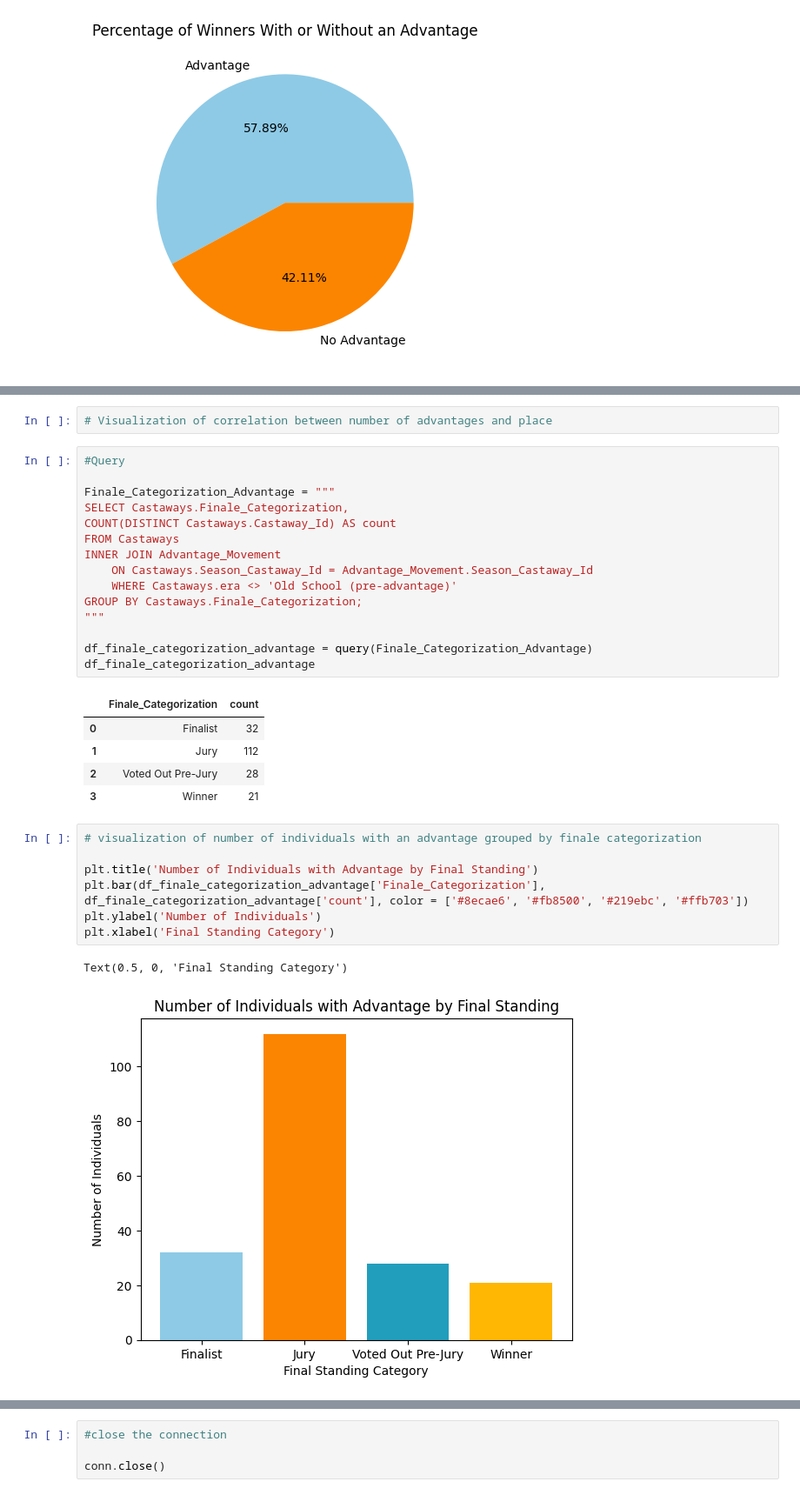
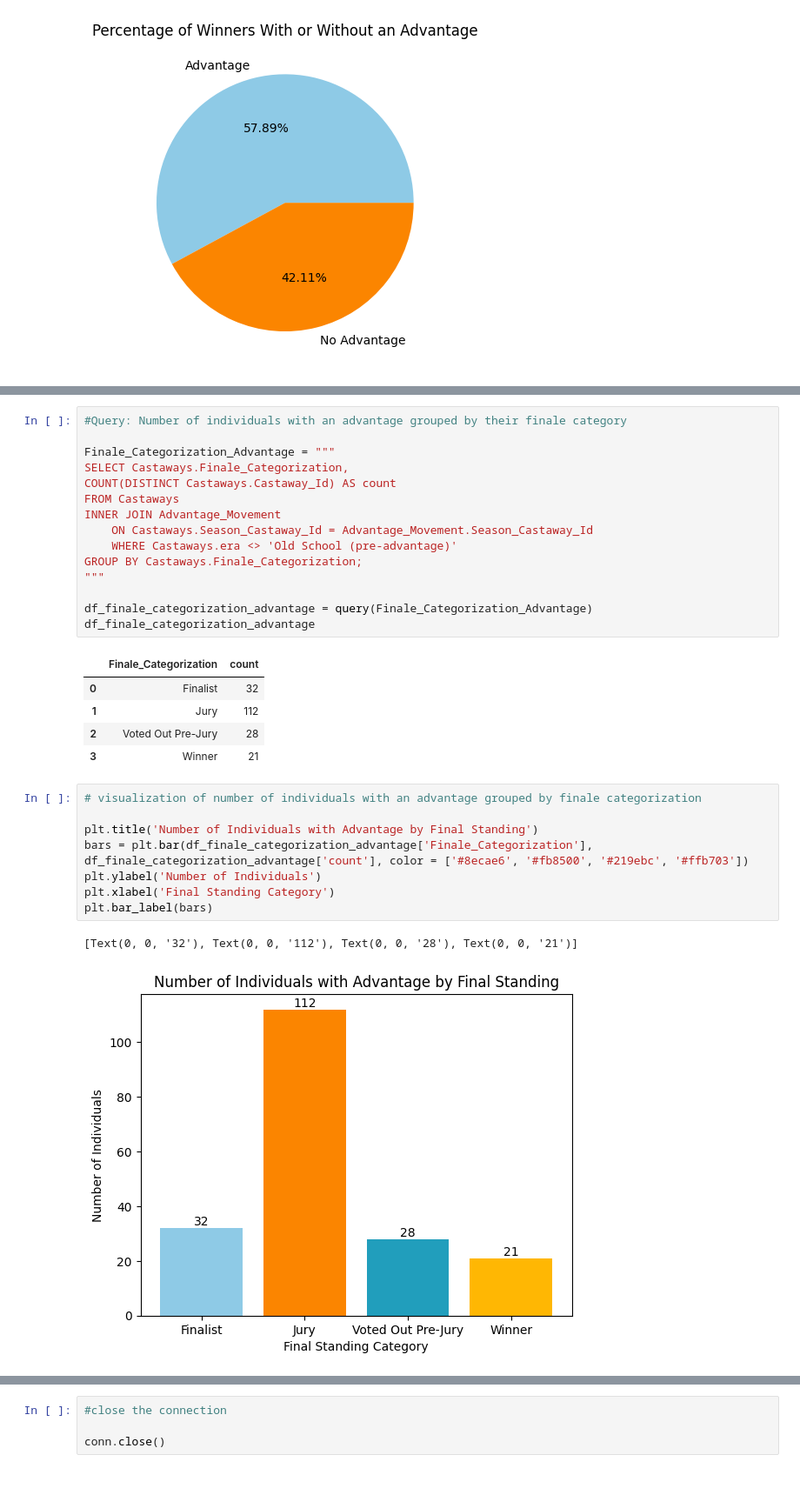
Before and after one commit to akerdolff/Survivor, a Jupyter notebook: Survivor_Analysis.ipynb, the cells around one changed output, grey strips where cells are left out. Shown at 87% size. Drawn from its saved outputs; the diff is of its cells as text.

Commit message:
data visualization, etc.

```diff
--- a/Survivor_Analysis.ipynb
+++ b/Survivor_Analysis.ipynb
@@ -170,7 +163,5 @@ FROM
-# %%
-# Visualization of correlation between number of advantages and place
 # %%
-#Query
+#Query: Number of individuals with an advantage grouped by their finale category
 
 Finale_Categorization_Advantage = """
 SELECT Castaways.Finale_Categorization,
@@ -193,11 +184,12 @@ df_finale_categorization_advantage
 # %%
 # visualization of number of individuals with an advantage grouped by finale categorization
 
 plt.title('Number of Individuals with Advantage by Final Standing')
-plt.bar(df_finale_categorization_advantage['Finale_Categorization'], df_finale_categorization_advantage['count'], color = ['#8ecae6', '#fb8500', '#219ebc', '#ffb703'])
+bars = plt.bar(df_finale_categorization_advantage['Finale_Categorization'], df_finale_categorization_advantage['count'], color = ['#8ecae6', '#fb8500', '#219ebc', '#ffb703'])
 plt.ylabel('Number of Individuals')
 plt.xlabel('Final Standing Category')
+plt.bar_label(bars)
 # %% [output]
-Text(0.5, 0, 'Final Standing Category')
+[Text(0, 0, '32'), Text(0, 0, '112'), Text(0, 0, '28'), Text(0, 0, '21')]
-[figure, old version]
+[figure, new version]
 # %%
```
Also changed, not shown: parts of 18 cells of this notebook.
